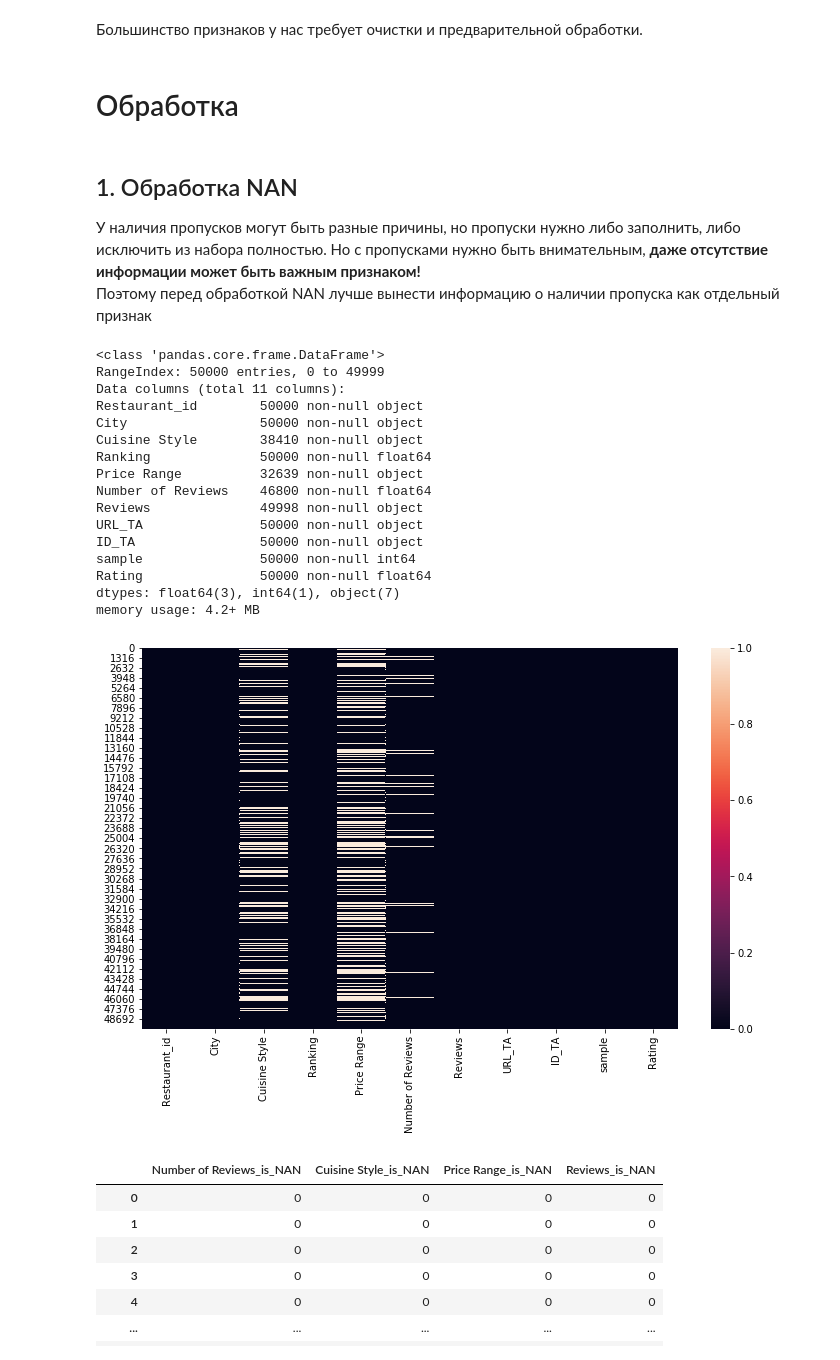
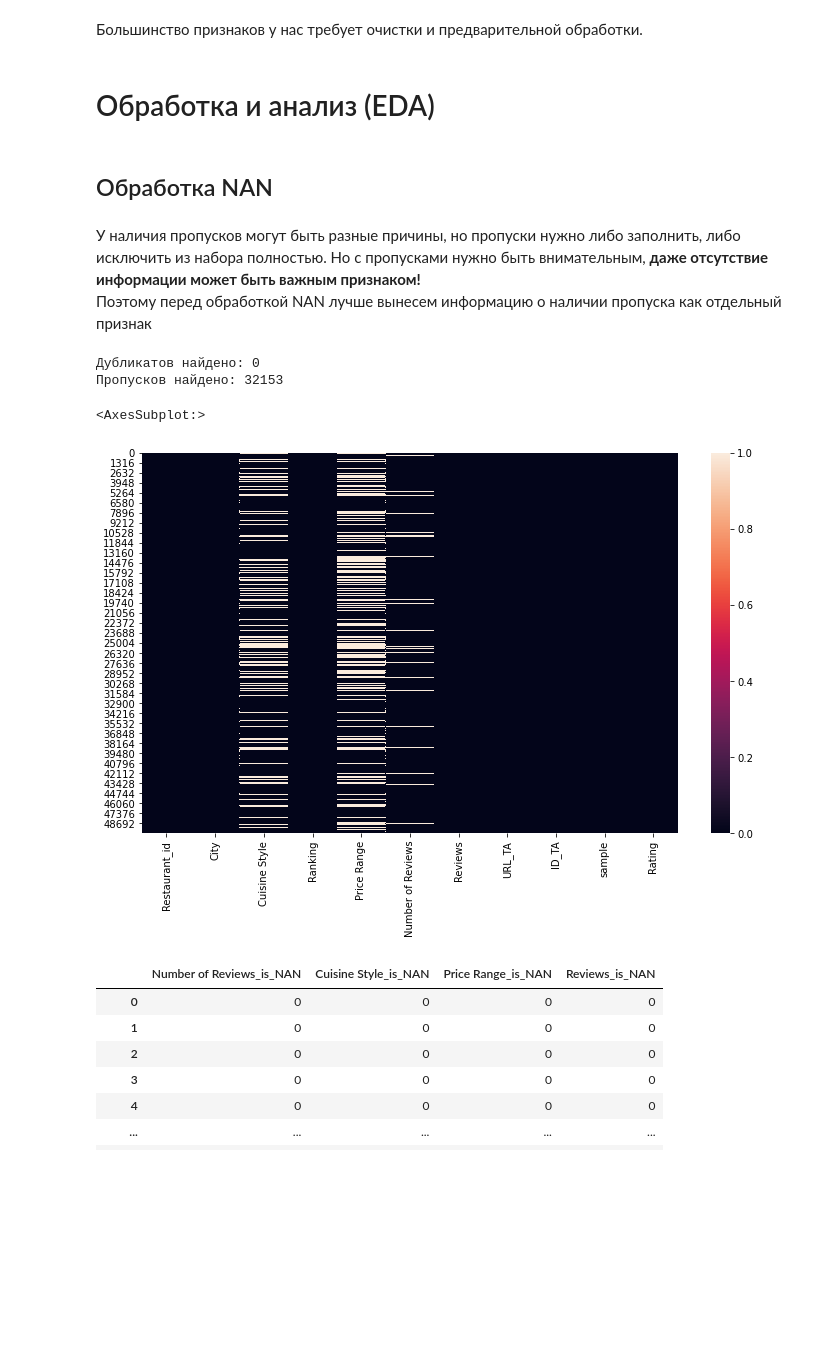
Before and after one commit to IvanAleshin/Skillfactory_projects, a Jupyter notebook: module_3/TripAdvisor Rating.ipynb, the cells around one changed output. Drawn from its saved outputs; the diff is of its cells as text; code cells hidden in the pictures; blank space fills up the shorter version.

```diff
--- a/module_3/TripAdvisor Rating.ipynb
+++ b/module_3/TripAdvisor Rating.ipynb
@@ -61,7 +75,6 @@ def creatre_columns_NAN(data, list_columns):
 # %% [markdown]
 Открываем файлы, смотрим что из себя представляют
 # %%
-DATA_DIR = '/kaggle/input/sf-dst-restaurant-rating/'
-df_train = pd.read_csv(DATA_DIR+'/main_task.csv')
-df_test = pd.read_csv(DATA_DIR+'kaggle_task.csv')
-sample_submission = pd.read_csv(DATA_DIR+'/sample_submission.csv')
+df_train = pd.read_csv('main_task.csv')
+df_test = pd.read_csv('kaggle_task.csv')
+sample_submission = pd.read_csv('sample_submission.csv')
@@ -169,36 +205,25 @@ data.sample(3)
 # %% [markdown]
 Большинство признаков у нас требует очистки и предварительной обработки.
+# %% [markdown]
+# Обработка и анализ (EDA)
 # %% [markdown]
-# Обработка
+## Обработка NAN
 # %% [markdown]
-## 1. Обработка NAN
 У наличия пропусков могут быть разные причины, но пропуски нужно либо заполнить, либо исключить из набора полностью. Но с пропусками нужно быть внимательным, **даже отсутствие информации может быть важным признаком!**
-Поэтому перед обработкой NAN лучше вынести информацию о наличии пропуска как отдельный признак
+Поэтому перед обработкой NAN лучше вынесем информацию о наличии пропуска как отдельный признак
-# %%
-data.info()
-# %% [output]
-<class 'pandas.core.frame.DataFrame'>
-RangeIndex: 50000 entries, 0 to 49999
-Data columns (total 11 columns):
-Restaurant_id        50000 non-null object
-City                 50000 non-null object
-Cuisine Style        38410 non-null object
-Ranking              50000 non-null float64
-Price Range          32639 non-null object
-Number of Reviews    46800 non-null float64
-Reviews              49998 non-null object
-URL_TA               50000 non-null object
-ID_TA                50000 non-null object
-sample               50000 non-null int64
-Rating               50000 non-null float64
-dtypes: float64(3), int64(1), object(7)
-memory usage: 4.2+ MB
 # %%
-# "Матрица" с пропусками для примерной наглядной оценки
-ax = plt.subplots(figsize=(12, 7))
-ax = sns.heatmap(data.isnull())
+# Проверяем, где есть пропуски и дубликаты
+print("Дубликатов найдено:", data.duplicated(keep=False).sum())
+print("Пропусков найдено:", data.isnull().sum().sum())
+
+# "Матрица" с пропусками для наглядной оценки
+plt.subplots(figsize=(12, 7))
+sns.heatmap(data.isnull())
 # %% [output]
+Дубликатов найдено: 0
+Пропусков найдено: 32153
+<AxesSubplot:>
-[figure, old version]
+[figure, new version]
 # %%
 # Cоздаём список колонок, для которых сделаем другие колонки, отмечающие места пропусков
 list_columns_with_Nan = ['Number of Reviews',
```
Also changed, not shown: parts of 114 cells of this notebook, 2 other files.
